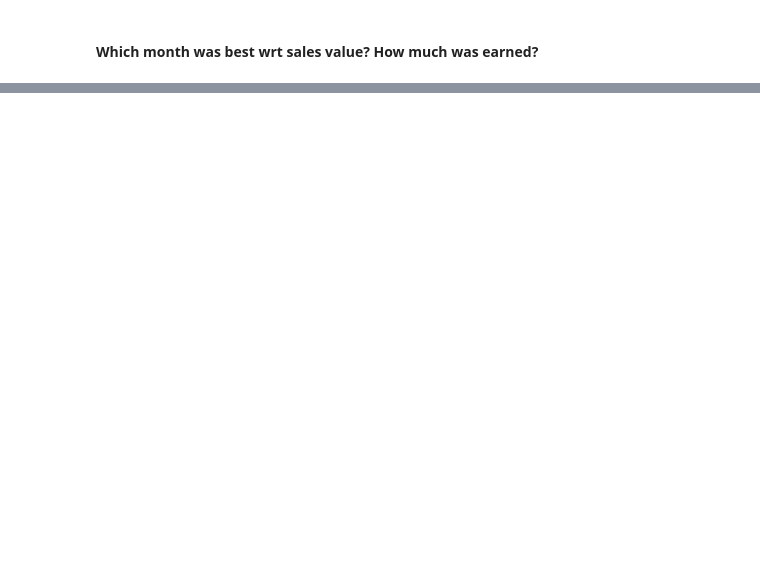
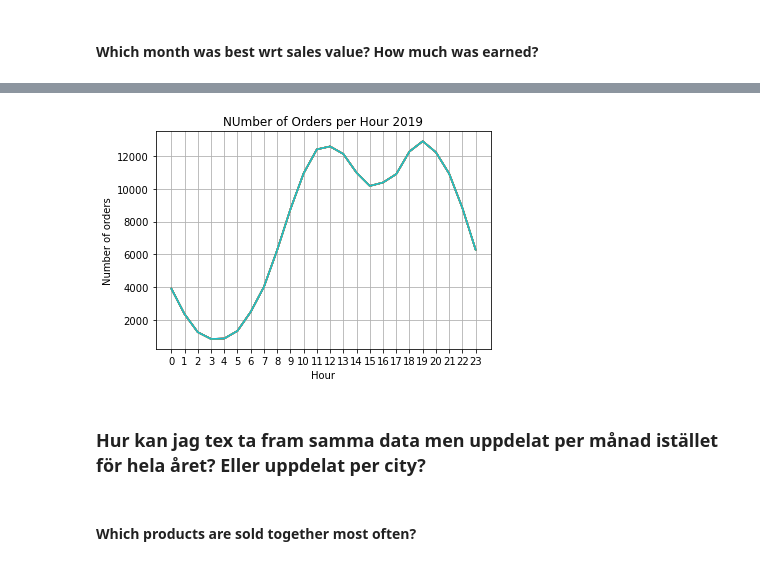
Before and after one commit to dancla240/Pandas-Data-Science-Tasks, a Jupyter notebook: keith_data_science.ipynb, the cells around one changed output, grey strips where cells are left out. Cells and saved outputs as stored; diff of their text form; code cells hidden in the pictures; blank space fills up the shorter version.

```diff
--- a/keith_data_science.ipynb
+++ b/keith_data_science.ipynb
@@ -121,0 +254,13 @@ all_data.head()
+# %%
+def get_city(adress):
+    return adress.split(',')[1]
+
+def get_state(adress):
+    return adress.split(',')[2].split(' ')[1]
+
+
+all_data['City 3'] = all_data['Purchase Address'].apply(lambda x: get_city(x))
+all_data['State 2'] = all_data['Purchase Address'].apply(lambda x: get_state(x))
+all_data['City+State2'] = all_data['Purchase Address'].apply(lambda x: f'{get_city(x)} ({get_state(x)})')
+
+all_data.head()
@@ -121,0 +279,4 @@ all_data.head()
+# %%
+all_data = all_data.drop(columns = ["City+State","City 2", "City 3", "State 2","City","State"])
+all_data.rename(columns = {'City+State2' : 'City'}, inplace=True) # använd "inplace" då det är en existerande dataframe
+all_data.head()
@@ -121,0 +307,6 @@ all_data.head()
+# %%
+# Mitt förslag som inte funkar
+#all_data['Order Date'] = datetime.strptime(all_data['Order Date'], '%m/%d/%y %H:%M')
+# Keith's förslag
+all_data['Order Date'] = pd.to_datetime(all_data['Order Date'])
+all_data.head()
@@ -121,0 +320,4 @@ all_data.head()
+# %%
+all_data['Hour'] = all_data['Order Date'].dt.hour
+all_data['Minute'] = all_data['Order Date'].dt.minute
+all_data.head()
@@ -121,0 +331,21 @@ all_data.head()
+# %%
+hours = [hour for hour, df in all_data.groupby('Hour')]
+# hours = range(0,24)
+plt.plot(hours, all_data.groupby(['Hour']).count())
+plt.xticks(hours)
+plt.grid()
+plt.xlabel('Hour')
+plt.ylabel('Number of orders')
+plt.title('NUmber of Orders per Hour 2019')
+plt.show()
+
+# plt.plot(hours, all_data.groupby(['Hour']).sum())
+
+# all_data.groupby(['Hour']).count()
+# all_data.groupby(['Hour']).sum()
+# %% [output]
+[figure, added]
+# %% [markdown]
+### Hur kan jag tex ta fram samma data men uppdelat per månad istället för hela året? Eller uppdelat per city?
+# %% [markdown]
+#### Which products are sold together most often?
```
Also changed, not shown: parts of 33 cells of this notebook.
